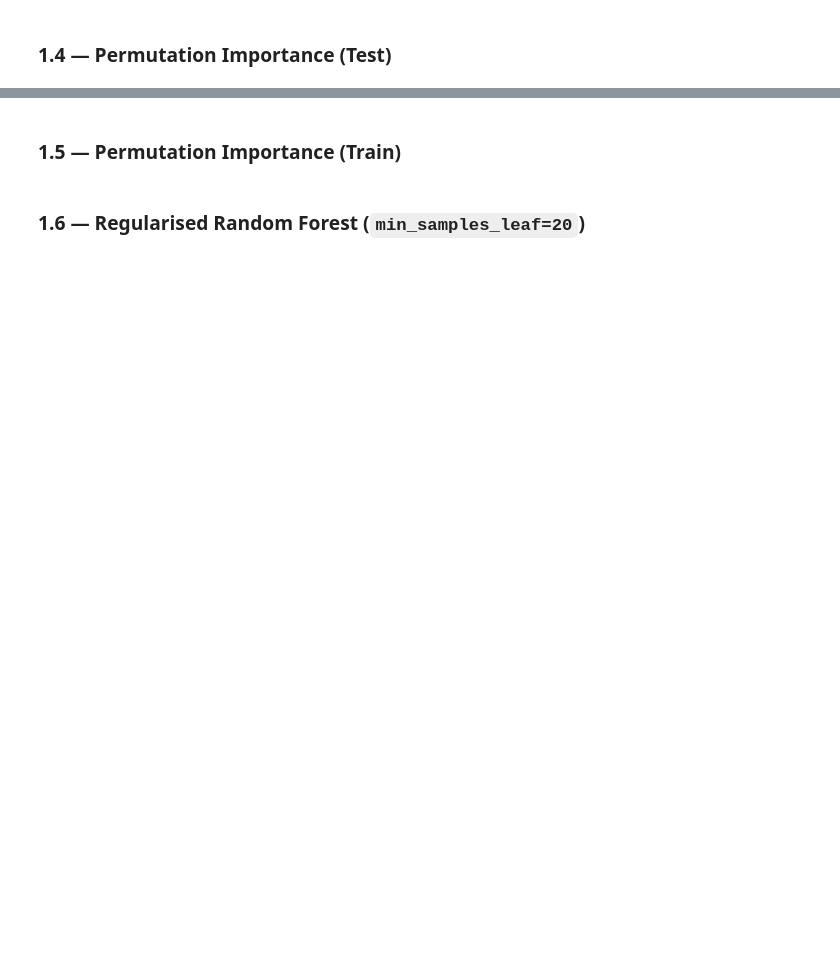
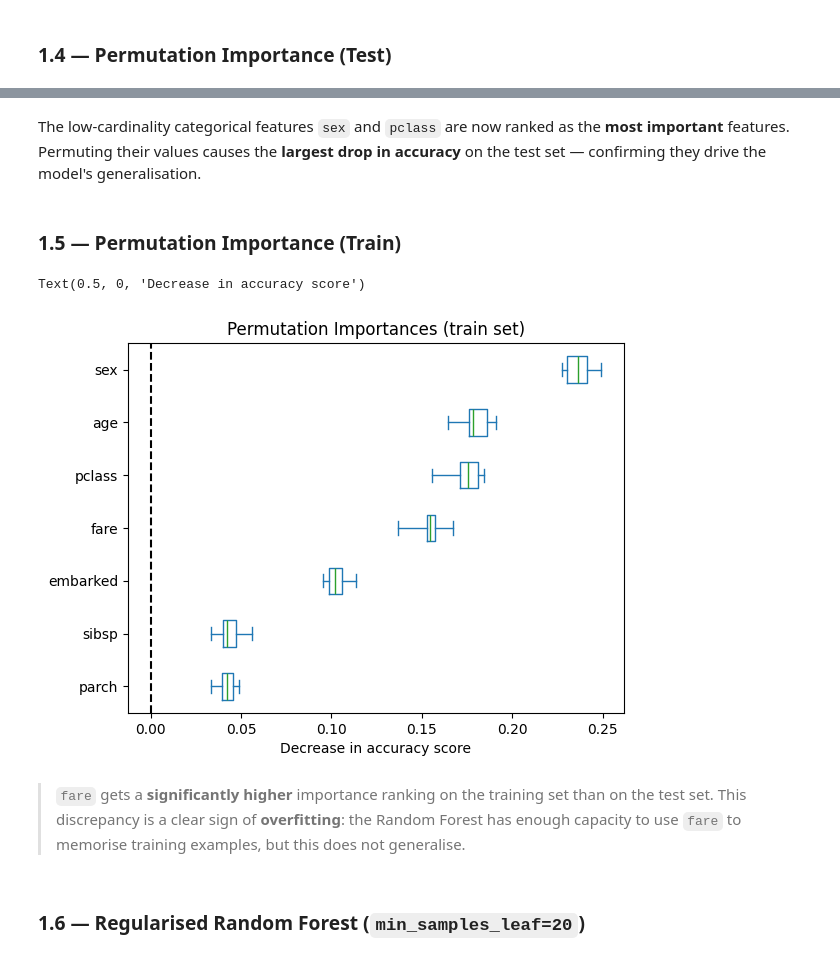
Before and after one commit to Arthvrr/Explanaible-AI-Labs, a Jupyter notebook: Lab 2/Lab02_Global_post_hoc_2026.ipynb, the cells around one changed output, grey strips where cells are left out. Drawn from its saved outputs; the diff is of its cells as text; code cells hidden in the pictures; blank space fills up the shorter version.

```diff
--- a/Lab 2/Lab02_Global_post_hoc_2026.ipynb
+++ b/Lab 2/Lab02_Global_post_hoc_2026.ipynb
@@ -389,2 +477,4 @@ ValueError: could not convert string to float: 'female'
+# %% [markdown]
+The low-cardinality categorical features `sex` and `pclass` are now ranked as the **most important** features. Permuting their values causes the **largest drop in accuracy** on the test set — confirming they drive the model's generalisation.
 # %% [markdown]
 ### 1.5 — Permutation Importance (Train)
@@ -396,2 +481,22 @@ ValueError: could not convert string to float: 'female'
+# %%
+#### START CODE HERE ####
+# Calculate the permutation importance of each feature — train set
+result = permutation_importance(clf, X_train, y_train, n_repeats=10, random_state=42)
+
+sorted_importances_idx = result.importances_mean.argsort()
+importances = pd.DataFrame(
+    result.importances[sorted_importances_idx].T,
+    columns=X_train.columns[sorted_importances_idx],
+)
+ax = importances.plot.box(vert=False, whis=5)
+ax.set_title("Permutation Importances (train set)")
+ax.axvline(x=0, color="k", linestyle="--")
+ax.set_xlabel("Decrease in accuracy score")
+#### END CODE HERE ####
+# %% [output]
+Text(0.5, 0, 'Decrease in accuracy score')
+[figure, added]
+# %% [markdown]
+> `fare` gets a **significantly higher** importance ranking on the training set than on the test set. This discrepancy is a clear sign of **overfitting**: the Random Forest has enough capacity to use `fare` to memorise training examples, but this does not generalise.
 # %% [markdown]
 ### 1.6 — Regularised Random Forest (`min_samples_leaf=20`)
```
Also changed, not shown: parts of 16 cells of this notebook, 1 other file.
